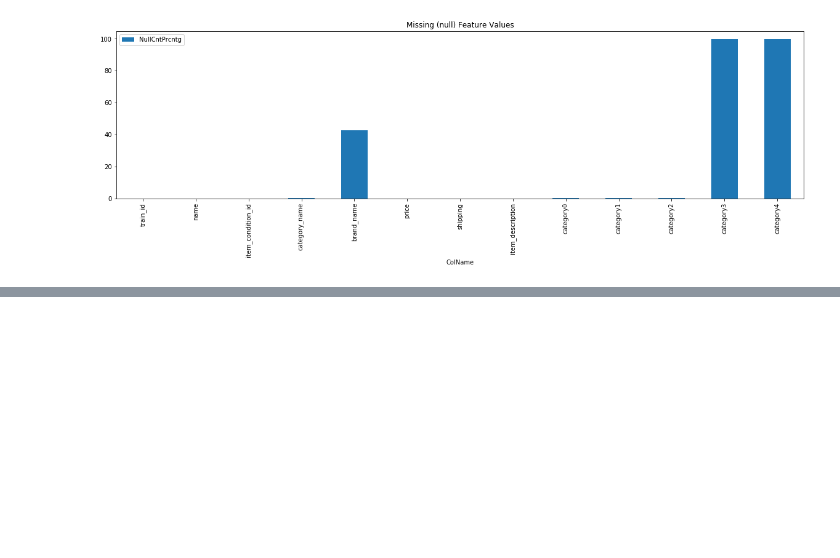
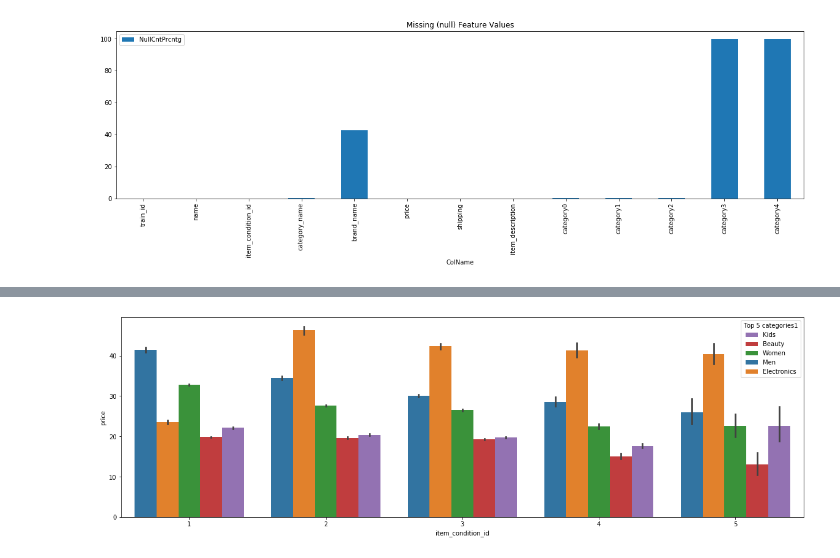
Before and after one commit to manoharpavuluri/ml-mercari-NLP, a Jupyter notebook: mercari.ipynb, the cells around one changed output, grey strips where cells are left out. Saved outputs shown, nothing was run; the diff lists cells and outputs as text; code cells hidden in the pictures; blank space fills up the shorter version.

```diff
--- a/mercari.ipynb
+++ b/mercari.ipynb
@@ -265,0 +302,10 @@ def text_normalization(text):
+# %%
+#price comparison by item condition across 5 most frequent Main Categories
+plt.figure(figsize=(20, 6))
+sns.barplot(x='item_condition_id', y="price", hue='category_split_0', data=train_fill[(train_fill['category_split_0'] == train_fill['category_split_0'].value_counts().index[0]) | (train_fill['category_split_0'] == train_fill['category_split_0'].value_counts().index[1]) | (train_fill['category_split_0'] == train_fill['category_split_0'].value_counts().index[2]) | (train_fill['category_split_0'] == train_fill['category_split_0'].value_counts().index[3]) | (train_fill['category_split_0'] == train_fill['category_split_0'].value_counts().index[4])])
+handles, labels = plt.gca().get_legend_handles_labels()
+handles = [handles[4], handles[3], handles[2], handles[0], handles[1]]
+labels = [labels[4], labels[3], labels[2], labels[0], labels[1]]
+plt.legend(handles, labels, title='Top 5 categories1', loc='upper right');
+# %% [output]
+[figure, added]
```
Also changed, not shown: parts of 65 cells of this notebook, 1 other file.
